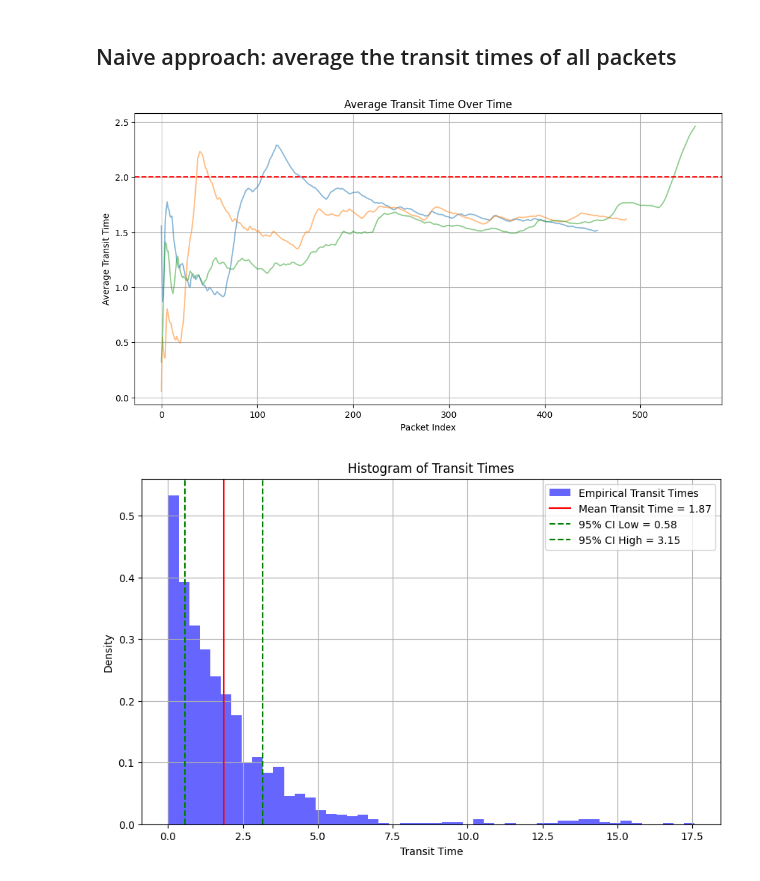
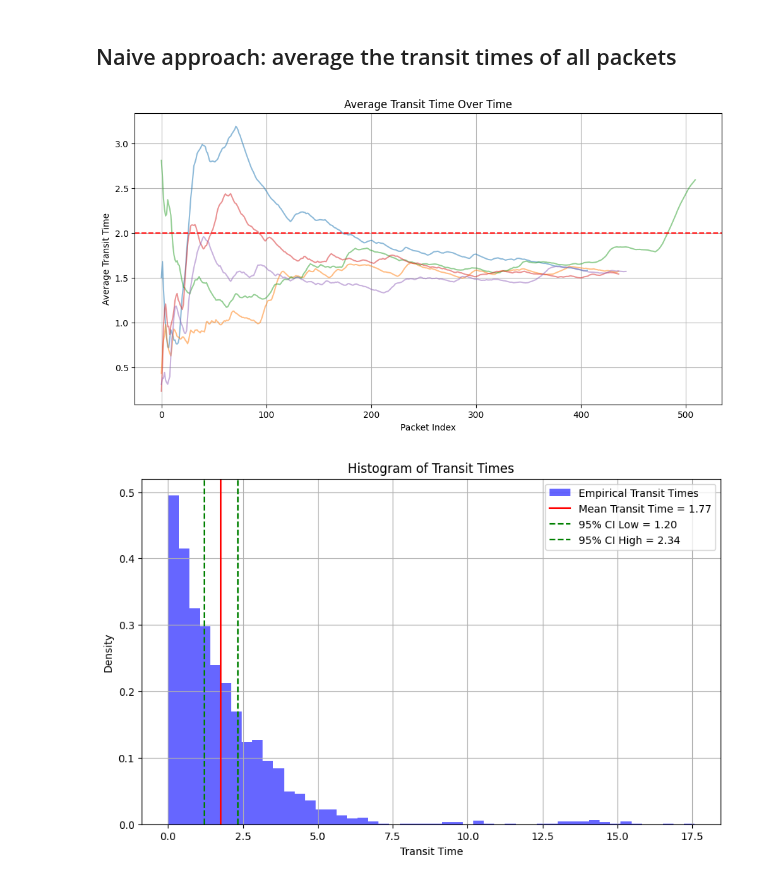
Before and after one commit to DaMole98/SPE-labs, a Jupyter notebook: HW-4/src/simulations.ipynb, the cells around one changed output. Saved outputs shown, nothing was run; the diff lists cells and outputs as text; code cells hidden in the pictures.

```diff
--- a/HW-4/src/simulations.ipynb
+++ b/HW-4/src/simulations.ipynb
@@ -361,30 +361,30 @@ summary_rows = []
 for (lambda_, mu), results in utils_results.items():
     # convert to numpy array for stats
     utils = results["utils_for_rep"]
+
     b = len(utils)
+    t_quantile = stats.t.ppf(0.975, df=b - 1)  # 95% confidence interval
+
     mean_u = utils.mean()
-    var_u = sum([(rep_mean - mean_u) ** 2 for rep_mean in utils]) / (b - 1)  # sample variance
+    var_u = sum([(rep_mean - mean_u) ** 2 for rep_mean in utils]) / (
+        b - 1
+    )  # sample variance
     se_u = np.sqrt(var_u / b)
 
+    ci_low, ci_high = mean_u - t_quantile * se_u, mean_u + t_quantile * se_u
 
-    b = len(mean_tt_for_rep)  # Number of IRs
-    tt_mean = mean_tt_for_rep.mean()
-    tt_var = sum([(rep_mean - tt_mean) ** 2 for rep_mean in mean_tt_for_rep]) / (
+    truncated_utils = truncated_results[(lambda_, mu)]["utils_for_rep"]
+
+    truncated_mean_u = truncated_utils.mean()
+    truncated_var_u = sum(
+        [(rep_mean - truncated_mean_u) ** 2 for rep_mean in truncated_utils]
+    ) / (
         b - 1
     )  # sample variance
-    t_quantile = stats.t.ppf(0.975, df=b - 1)
-    se = np.sqrt(tt_var / b)  # standard error
-    mean_ci_low, mean_ci_high = tt_mean - t_quantile * se, tt_mean + t_quantile * se
-
-    # 95% CI using Student’s t
-    ci_low, ci_high = stats.t.interval(0.95, df=b - 1, loc=mean_u, scale=se_u)
-
-    truncated_utils = truncated_results[(lambda_, mu)]["utils_for_rep"]
-    truncated_mean_u = truncated_utils.mean()
-    truncated_var_u = truncated_utils.var(ddof=1)  # sample variance
     truncated_se_u = np.sqrt(truncated_var_u / b)
-    truncated_ci_low, truncated_ci_high = stats.t.interval(
-        0.95, df=b - 1, loc=truncated_mean_u, scale=truncated_se_u
+    truncated_ci_low, truncated_ci_high = (
+        truncated_mean_u - t_quantile * truncated_se_u,
+        truncated_mean_u + t_quantile * truncated_se_u,
     )
 
     # collect
@@ -465,7 +465,7 @@ plt.show()
 # %% [markdown]
 # Exercise 2: estimate the average transit time of packets in the system
 # %%
-NUM_REPLICATIONS = 3
+NUM_REPLICATIONS = 5
 NUM_TIME_UNITS = 500
 
 lambda_ = 1.0
@@ -543,30 +543,30 @@ def get_transit_times(sim_results, drop_num=0):
 # %%
 plt.figure(figsize=(12, 6))
 
-transit_times_for_rep = get_transit_times(sim_results)
+transit_times_for_rep = get_transit_times(sim_results, drop_num=0)
 
 for rep in transit_times_for_rep:
     avg_transit_time_over_time = np.cumsum(rep) / np.arange(1, len(rep) + 1)
     plt.plot(
         avg_transit_time_over_time, alpha=0.5, label="Cumulative Mean Transit Time"
     )
 
     # plt.plot(rep, alpha=0.1, label="Replication Transit Times")
 
 plt.axhline(
     y=1 / (mu - lambda_),
     label="Theoretical Mean Transit Time",
     color="red",
     linestyle="--",
 )
 
 plt.xlabel("Packet Index")
 plt.ylabel("Average Transit Time")
 plt.title("Average Transit Time Over Time")
 plt.grid()
 plt.show()
 # %% [output]
-[figure, old version]
+[figure, new version]
 # %%
 # Plot the histogram of transit times
 
@@ -618,4 +618,4 @@ plt.grid()
 plt.legend()
 plt.show()
 # %% [output]
-[figure, old version]
+[figure, new version]
```
